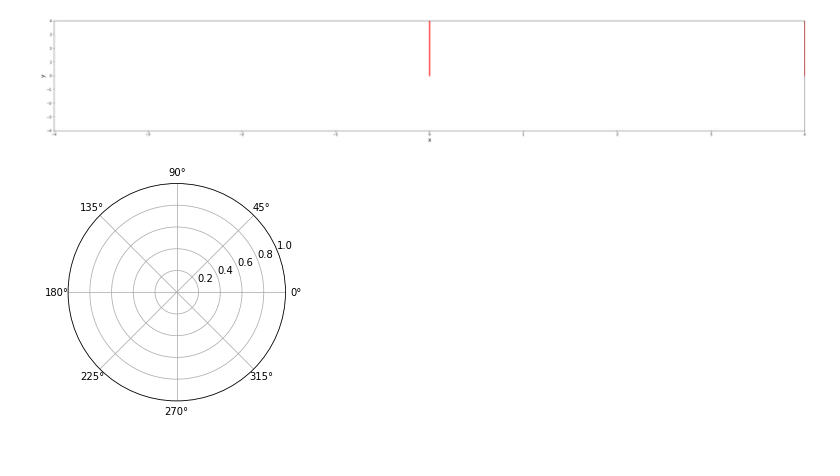
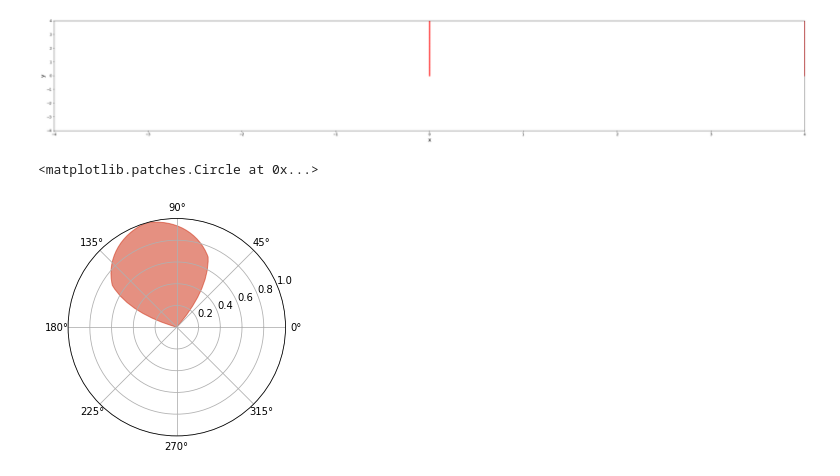
Before and after one commit to tianjiaozhang678/mae6226, a Jupyter notebook: Assignment2.ipynb, the cells around one changed output. Cells and saved outputs as stored; diff of their text form; code cells hidden in the pictures.

```diff
--- a/Assignment2.ipynb
+++ b/Assignment2.ipynb
@@ -135,10 +184,15 @@ pyplot.scatter(r, theta, s=5, color='red', marker='o')
 # %%
 import matplotlib.pyplot as plt
 import numpy as np
 azimuths = np.radians(np.linspace(0, 360, 360))
 zeniths = np.linspace(0, 2.1,20)
 r,theta=np.meshgrid(zeniths,azimuths)
 
 fig, ax = plt.subplots(subplot_kw=dict(projection='polar'))
+
+R = 1.0
+circle = pyplot.Circle((360, 0), radius=R, color='#CD2305', alpha=0.5)
+pyplot.gca().add_patch(circle)
 # %% [output]
+<matplotlib.patches.Circle at 0x...>
-[figure, old version]
+[figure, new version]
```
Also changed, not shown: parts of 3 cells of this notebook.
